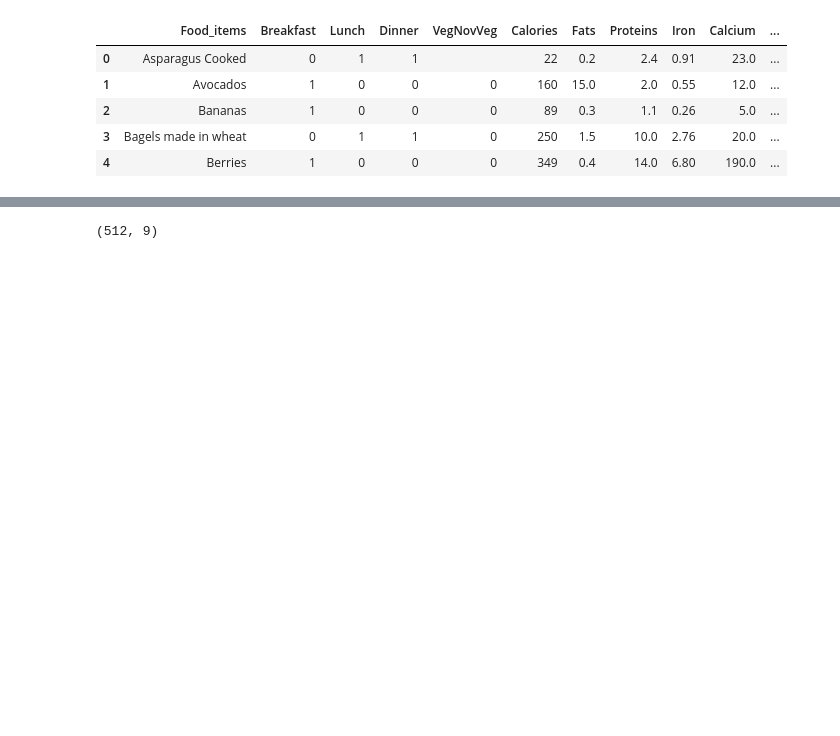
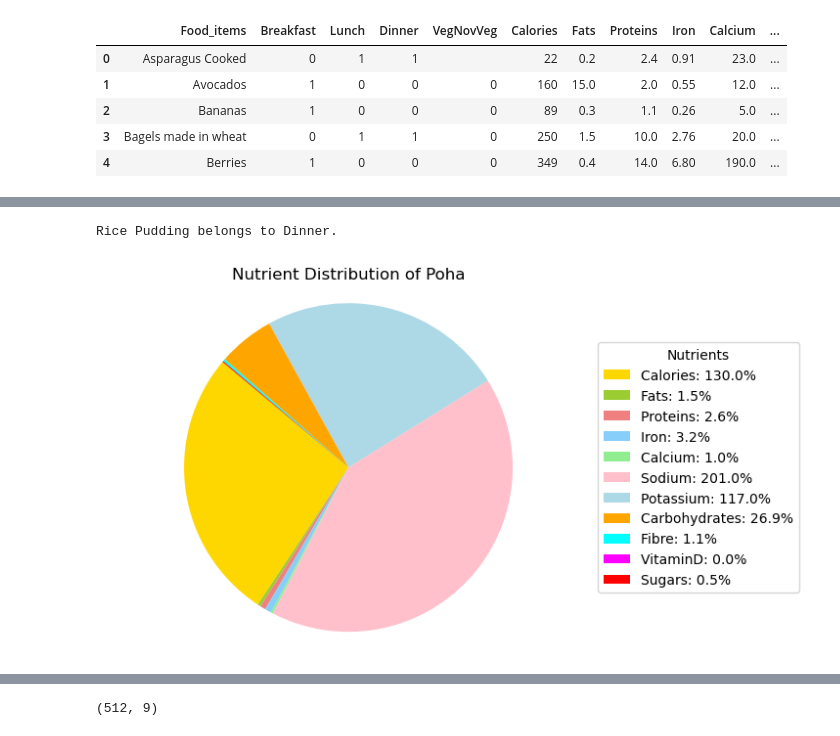
Before and after one commit to GayatriGide/NutriGuru, a Jupyter notebook: recommender.ipynb, the cells around one changed output, grey strips where cells are left out. Drawn from its saved outputs; the diff is of its cells as text; code cells hidden in the pictures; blank space fills up the shorter version.

Commit message:
Ingredient Translation & Clustering

```diff
--- a/recommender.ipynb
+++ b/recommender.ipynb
@@ -223,0 +283,4 @@ plt.show()
+# %%
+food.drop(columns=['VegNovVeg_1'], inplace=True)
+# %%
+food.replace({False: 0, True: 1}, inplace=True)
@@ -224,3 +360,45 @@ plt.show()
+# %%
+food_item = input("Food Item : ")
+clusters = get_meal_cluster(food, food_item)
+print(f"{food_item} belongs to {clusters}.")
+# %% [output]
+Rice Pudding belongs to Dinner.
+# %%
+def create_pie_chart(food_df, food_item):
+    if food_item in food_df['Food_items'].values:
+        item_row = food_df[food_df['Food_items'] == food_item]
+
+        # Nutrient labels and sizes
+        labels = ['Calories', 'Fats', 'Proteins', 'Iron', 'Calcium', 'Sodium',
+                  'Potassium', 'Carbohydrates', 'Fibre', 'VitaminD', 'Sugars']
+        sizes = item_row[labels].values[0]
+
+        # Colors for the pie chart
+        colors = ['gold', 'yellowgreen', 'lightcoral', 'lightskyblue', 'lightgreen',
+                  'pink', 'lightblue', 'orange', 'cyan', 'magenta', 'red']
+
+        # Create pie chart
+        fig, ax = plt.subplots()
+        wedges, _, _ = ax.pie(sizes, colors=colors, autopct='', startangle=140, textprops=dict(color="black"))
+
+        # Add legend next to the pie chart
+        ax.legend(wedges, [f'{label}: {size:.1f}%' for label, size in zip(labels, sizes)], title="Nutrients", loc="center left", bbox_to_anchor=(1, 0.5))
+
+        # Equal aspect ratio ensures that pie is drawn as a circle
+        ax.axis('equal')
+
+        # Title for the pie chart
+        plt.title(f'Nutrient Distribution of {food_item}')
+
+        # Show the pie chart
+        plt.show()
+    else:
+        print("Food item not found in the dataset.")
+# %%
+food_item = input("Food Item: ")
+create_pie_chart(food, food_item)
+# %% [output]
+[figure, added]
 # %%
 DisDif = pd.read_csv('./dieasediff.csv')
 # %%
```
Also changed, not shown: parts of 27 cells of this notebook, 2 other files.
